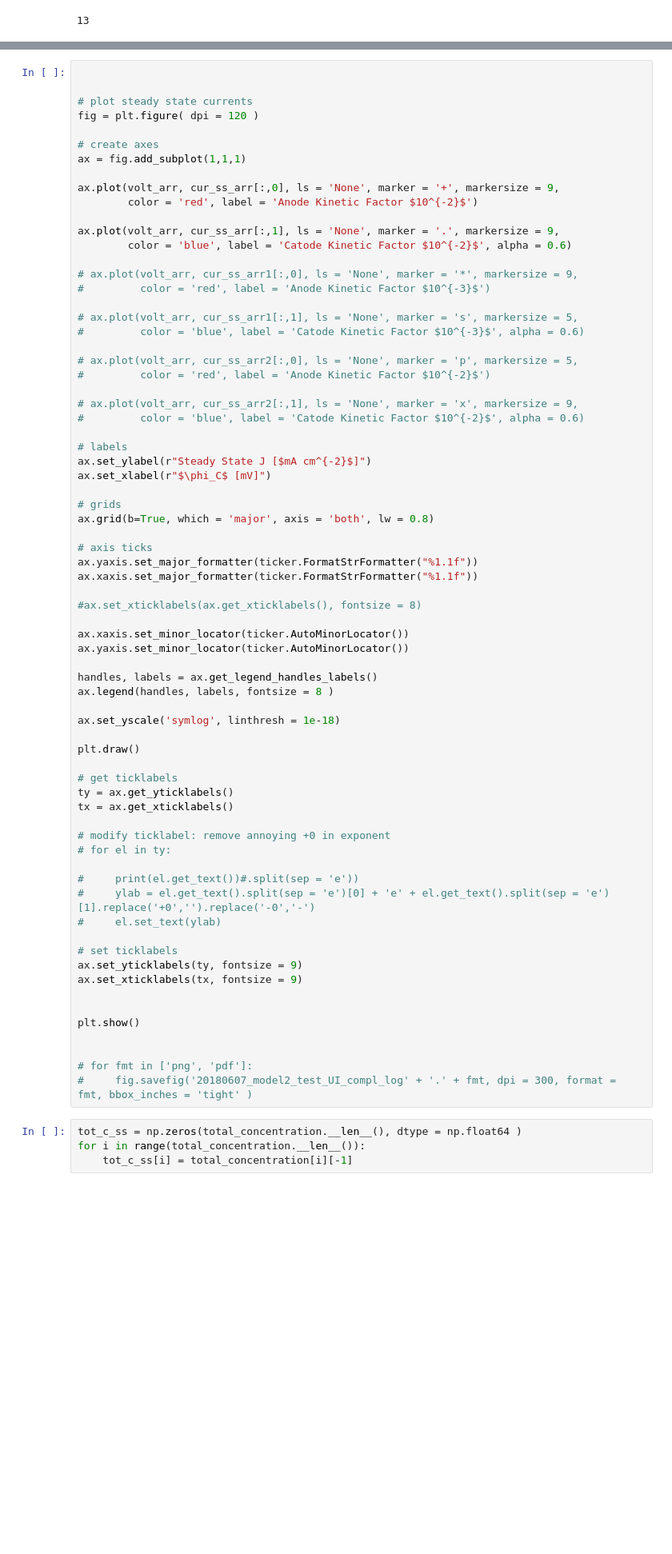
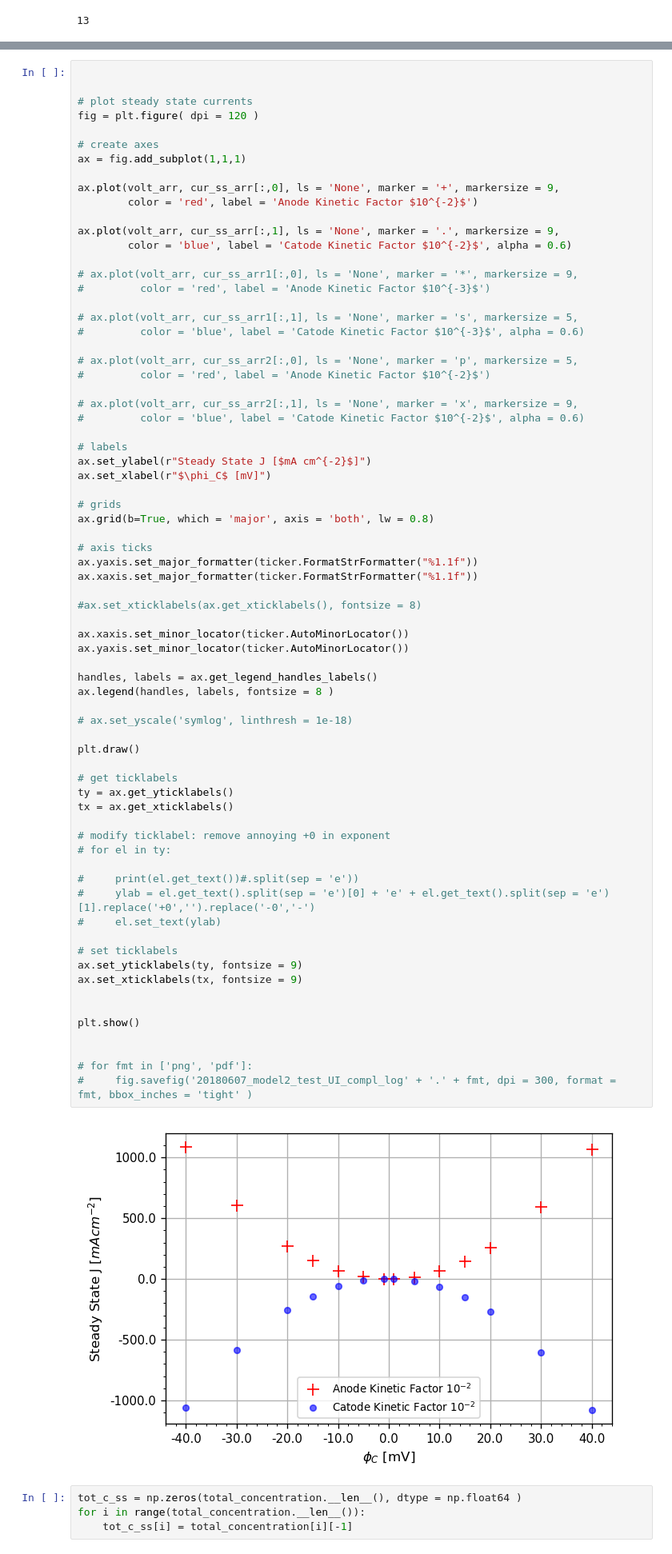
Before and after one commit to flgu/masterthesis, a Jupyter notebook: code/sweep_analysis.ipynb, the cells around one changed output, grey strips where cells are left out. Shown at 80% size. Drawn from its saved outputs; the diff is of its cells as text; blank space fills up the shorter version.

```diff
--- a/code/sweep_analysis.ipynb
+++ b/code/sweep_analysis.ipynb
@@ -959,34 +978,36 @@ ax.xaxis.set_major_formatter(ticker.FormatStrFormatter("%1.1f"))
 ax.xaxis.set_minor_locator(ticker.AutoMinorLocator())
 ax.yaxis.set_minor_locator(ticker.AutoMinorLocator())
 
 handles, labels = ax.get_legend_handles_labels()
 ax.legend(handles, labels, fontsize = 8 )
 
-ax.set_yscale('symlog', linthresh = 1e-18)
+# ax.set_yscale('symlog', linthresh = 1e-18)
 
 plt.draw()
 
 # get ticklabels
 ty = ax.get_yticklabels()
 tx = ax.get_xticklabels()
 
 # modify ticklabel: remove annoying +0 in exponent
 # for el in ty:
 
 #     print(el.get_text())#.split(sep = 'e'))
 #     ylab = el.get_text().split(sep = 'e')[0] + 'e' + el.get_text().split(sep = 'e')[1].replace('+0','').replace('-0','-')
 #     el.set_text(ylab)
 
 # set ticklabels
 ax.set_yticklabels(ty, fontsize = 9)
 ax.set_xticklabels(tx, fontsize = 9)
 
 
 plt.show()
 
 
 # for fmt in ['png', 'pdf']:
 #     fig.savefig('20180607_model2_test_UI_compl_log' + '.' + fmt, dpi = 300, format = fmt, bbox_inches = 'tight' )
+# %% [output]
+[figure, added]
 # %%
 tot_c_ss = np.zeros(total_concentration.__len__(), dtype = np.float64 )
 for i in range(total_concentration.__len__()):
```
Also changed, not shown: parts of 6 cells of this notebook, 4 other files.
